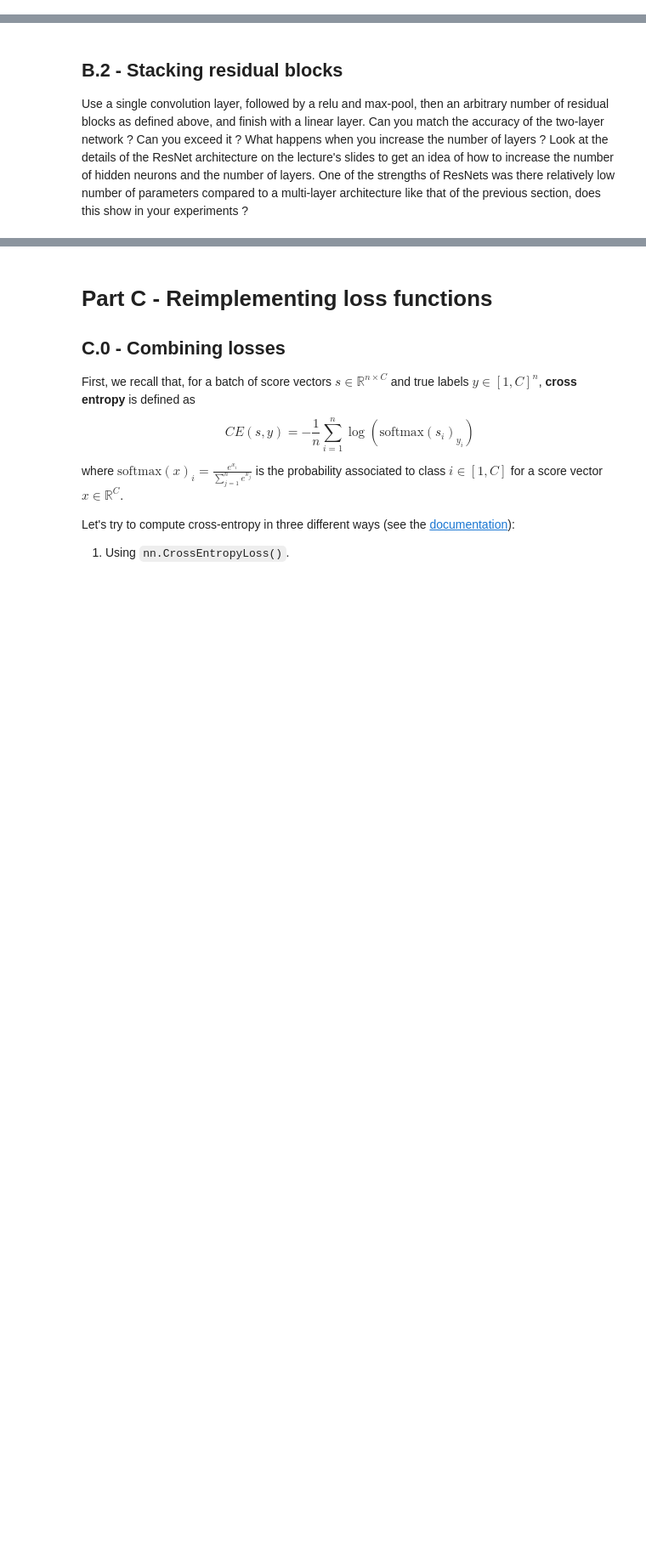
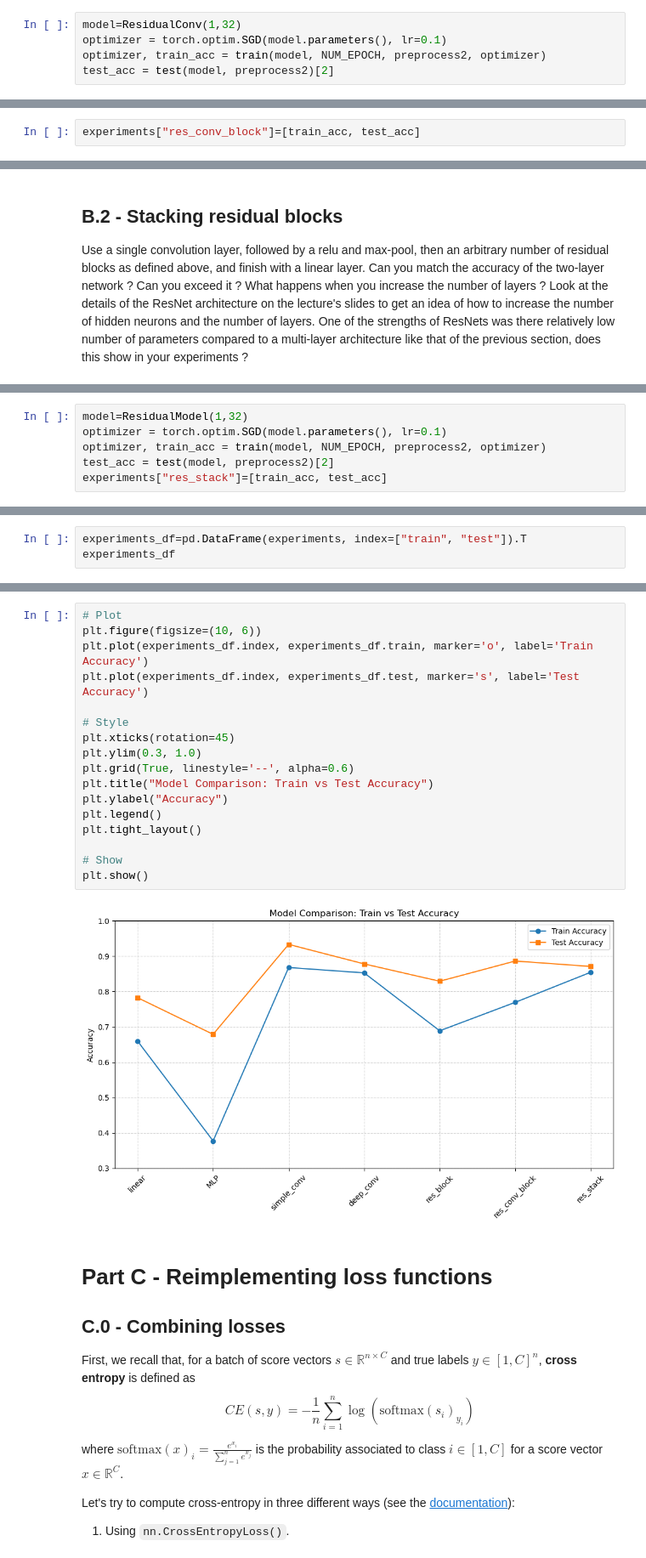
Before and after one commit to Kodro23/ensae_dl_pw1_annelauretanoh, a Jupyter notebook: notebook.ipynb, the cells around one changed output, grey strips where cells are left out. Shown: that part at 85% size. Cells and saved outputs as stored; diff of their text form; blank space fills up the shorter version.

```diff
--- a/notebook.ipynb
+++ b/notebook.ipynb
@@ -304,0 +396,5 @@ class ResidualBlock(torch.nn.Module):
+# %%
+model=ResidualConv(1,32)
+optimizer = torch.optim.SGD(model.parameters(), lr=0.1)
+optimizer, train_acc = train(model, NUM_EPOCH, preprocess2, optimizer)
+test_acc = test(model, preprocess2)[2]
@@ -304,0 +404,2 @@ class ResidualBlock(torch.nn.Module):
+# %%
+experiments["res_conv_block"]=[train_acc, test_acc]
@@ -318,0 +438,6 @@ class ResidualModel(torch.nn.Module):
+# %%
+model=ResidualModel(1,32)
+optimizer = torch.optim.SGD(model.parameters(), lr=0.1)
+optimizer, train_acc = train(model, NUM_EPOCH, preprocess2, optimizer)
+test_acc = test(model, preprocess2)[2]
+experiments["res_stack"]=[train_acc, test_acc]
@@ -318,0 +452,3 @@ class ResidualModel(torch.nn.Module):
+# %%
+experiments_df=pd.DataFrame(experiments, index=["train", "test"]).T
+experiments_df
@@ -319,3 +464,22 @@ class ResidualModel(torch.nn.Module):
+# %%
+# Plot
+plt.figure(figsize=(10, 6))
+plt.plot(experiments_df.index, experiments_df.train, marker='o', label='Train Accuracy')
+plt.plot(experiments_df.index, experiments_df.test, marker='s', label='Test Accuracy')
+
+# Style
+plt.xticks(rotation=45)
+plt.ylim(0.3, 1.0)
+plt.grid(True, linestyle='--', alpha=0.6)
+plt.title("Model Comparison: Train vs Test Accuracy")
+plt.ylabel("Accuracy")
+plt.legend()
+plt.tight_layout()
+
+# Show
+plt.show()
+# %% [output]
+[figure, added]
 # %% [markdown]
 # Part C - Reimplementing loss functions
 
```
Also changed, not shown: parts of 37 cells of this notebook.
